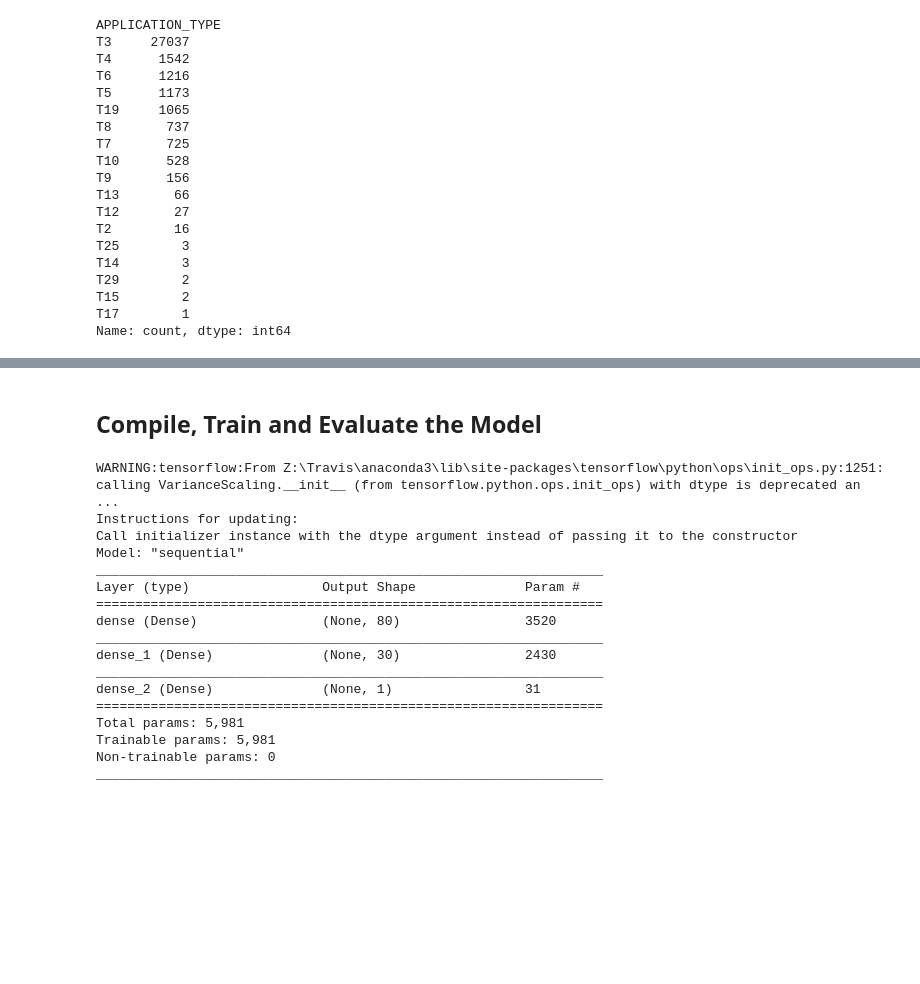
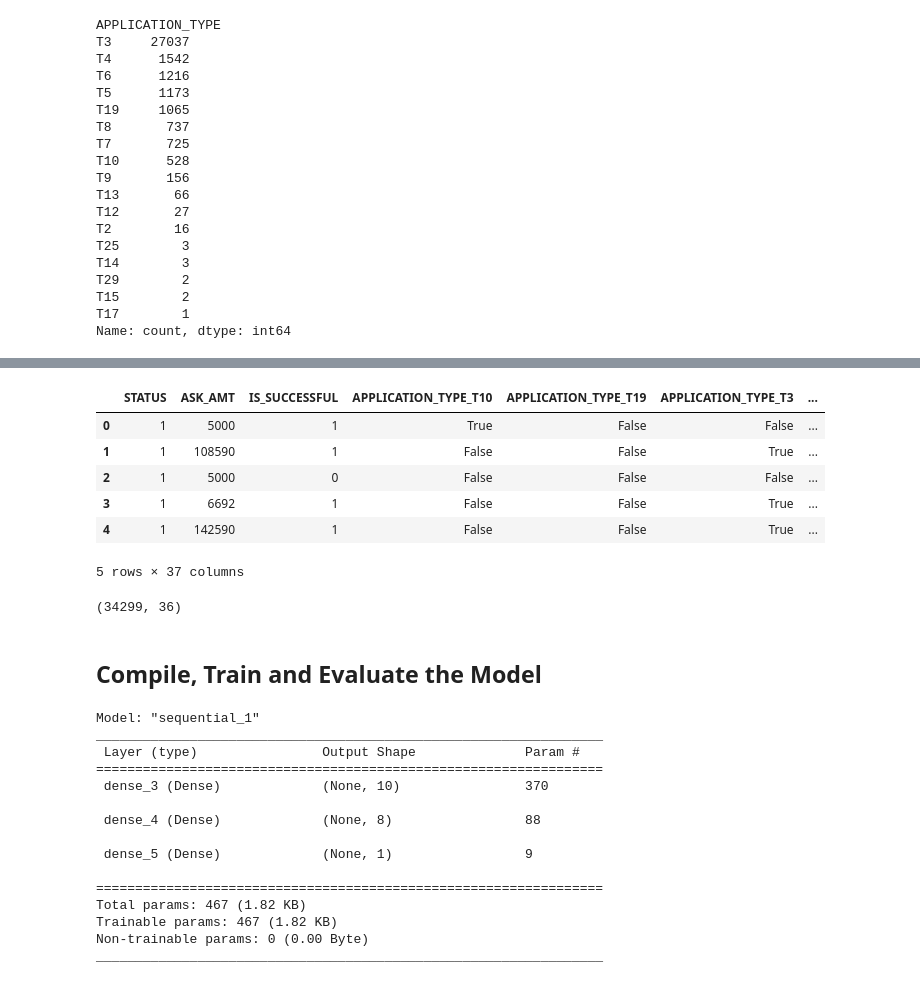
Before and after one commit to QJones76/deep-learning-challenge, a Jupyter notebook: deep_learning_model/funding_analysis.ipynb, the cells around one changed output, grey strips where cells are left out. Saved outputs shown, nothing was run; the diff lists cells and outputs as text; code cells hidden in the pictures; blank space fills up the shorter version.

```diff
--- a/deep_learning_model/funding_analysis.ipynb
+++ b/deep_learning_model/funding_analysis.ipynb
@@ -65,7 +65,11 @@ Name: count, dtype: int64
 # %%
 # Choose a cutoff value and create a list of application types to be replaced
 # use the variable name `application_types_to_replace`
-#  YOUR CODE GOES HERE
+application_cutoff = 500
+
+# Identify classifications with counts below the cutoff
+application_types_to_replace = application_df['APPLICATION_TYPE'].value_counts()
+application_types_to_replace = application_types_to_replace[application_types_to_replace < application_cutoff].index.tolist()
 
 # Replace in dataframe
 for app in application_types_to_replace:
@@ -124,7 +133,11 @@ Name: CLASSIFICATION, dtype: int64
 # %%
 # Choose a cutoff value and create a list of classifications to be replaced
 # use the variable name `classifications_to_replace`
-#  YOUR CODE GOES HERE
+classification_cutoff = 1000
+
+# Identify classifications with counts below the cutoff
+classifications_to_replace = application_df['CLASSIFICATION'].value_counts()
+classifications_to_replace = classifications_to_replace[classifications_to_replace < classification_cutoff].index.tolist()
 
 # Replace in dataframe
 for cls in classifications_to_replace:
@@ -145,0 +178,9 @@ Name: CLASSIFICATION, dtype: int64
+# %%
+# List the columsn to dumify
+categorical_cols = ['APPLICATION_TYPE', 'AFFILIATION', 'CLASSIFICATION', 'USE_CASE', 'ORGANIZATION', 'INCOME_AMT', 'SPECIAL_CONSIDERATIONS']
+
+# Convert categorical data to numeric with `pd.get_dummies`
+application_dummies = pd.get_dummies(application_df[categorical_cols], drop_first=True)
+
+# Check the dummy values
+application_dummies.head()
@@ -146,2 +195,22 @@ Name: CLASSIFICATION, dtype: int64
+# %%
+# Create copy of DataFrame
+df = application_df.copy()
+
+# Add dummies to copy of DataFrame for model building
+df = pd.concat([df, application_dummies], axis=1)
+
+# Drop original non-numeric columns
+df = df.drop(columns=['APPLICATION_TYPE', 'AFFILIATION', 'CLASSIFICATION', 'USE_CASE', 'ORGANIZATION', 'INCOME_AMT', 'SPECIAL_CONSIDERATIONS'])
+
+# Check new DataFrame
+df.head()
+# %% [output]
+|  | STATUS | ASK_AMT | IS_SUCCESSFUL | APPLICATION_TYPE_T10 | APPLICATION_TYPE_T19 | APPLICATION_TYPE_T3 | ... |
+| 0 | 1 | 5000 | 1 | True | False | False | ... |
+| 1 | 1 | 108590 | 1 | False | False | True | ... |
+| 2 | 1 | 5000 | 0 | False | False | False | ... |
+| 3 | 1 | 6692 | 1 | False | False | True | ... |
+| 4 | 1 | 142590 | 1 | False | False | True | ... |
+5 rows × 37 columns
 # %%
 # Split our preprocessed data into our features and target arrays
@@ -152,3 +222,8 @@ Name: CLASSIFICATION, dtype: int64
+# %%
+# Check input dimensions
+print(X.shape)
+# %% [output]
+(34299, 36)
 # %%
 # Create a StandardScaler instances
 scaler = StandardScaler()
@@ -163,36 +238,32 @@ X_test_scaled = X_scaler.transform(X_test)
 ## Compile, Train and Evaluate the Model
 # %%
 # Define the model - deep neural net, i.e., the number of input features and hidden nodes for each layer.
-#  YOUR CODE GOES HERE
-
 nn = tf.keras.models.Sequential()
 
 # First hidden layer
-#  YOUR CODE GOES HERE
+nn.add(tf.keras.layers.Dense(units=10, activation="relu", input_dim=36))
 
 # Second hidden layer
-#  YOUR CODE GOES HERE
+nn.add(tf.keras.layers.Dense(units=8, activation="relu"))
 
 # Output layer
-#  YOUR CODE GOES HERE
+nn.add(tf.keras.layers.Dense(units=1, activation="sigmoid"))
 
 # Check the structure of the model
 nn.summary()
 # %% [output]
-WARNING:tensorflow:From Z:\Travis\anaconda3\lib\site-packages\tensorflow\python\ops\init_ops.py:1251: calling VarianceScaling.__init__ (from tensorflow.python.ops.init_ops) with dtype is deprecated an ...
-Instructions for updating:
-Call initializer instance with the dtype argument instead of passing it to the constructor
-Model: "sequential"
+Model: "sequential_1"
 _________________________________________________________________
-Layer (type)                 Output Shape              Param #
+ Layer (type)                Output Shape              Param #
 =================================================================
-dense (Dense)                (None, 80)                3520
+ dense_3 (Dense)             (None, 10)                370
+
+ dense_4 (Dense)             (None, 8)                 88
+
+ dense_5 (Dense)             (None, 1)                 9
+
+=================================================================
+Total params: 467 (1.82 KB)
+Trainable params: 467 (1.82 KB)
+Non-trainable params: 0 (0.00 Byte)
 _________________________________________________________________
-dense_1 (Dense)              (None, 30)                2430
-_________________________________________________________________
-dense_2 (Dense)              (None, 1)                 31
-=================================================================
-Total params: 5,981
-Trainable params: 5,981
-Non-trainable params: 0
-_________________________________________________________________
```
Also changed, not shown: parts of 14 cells of this notebook, 5 other files.
